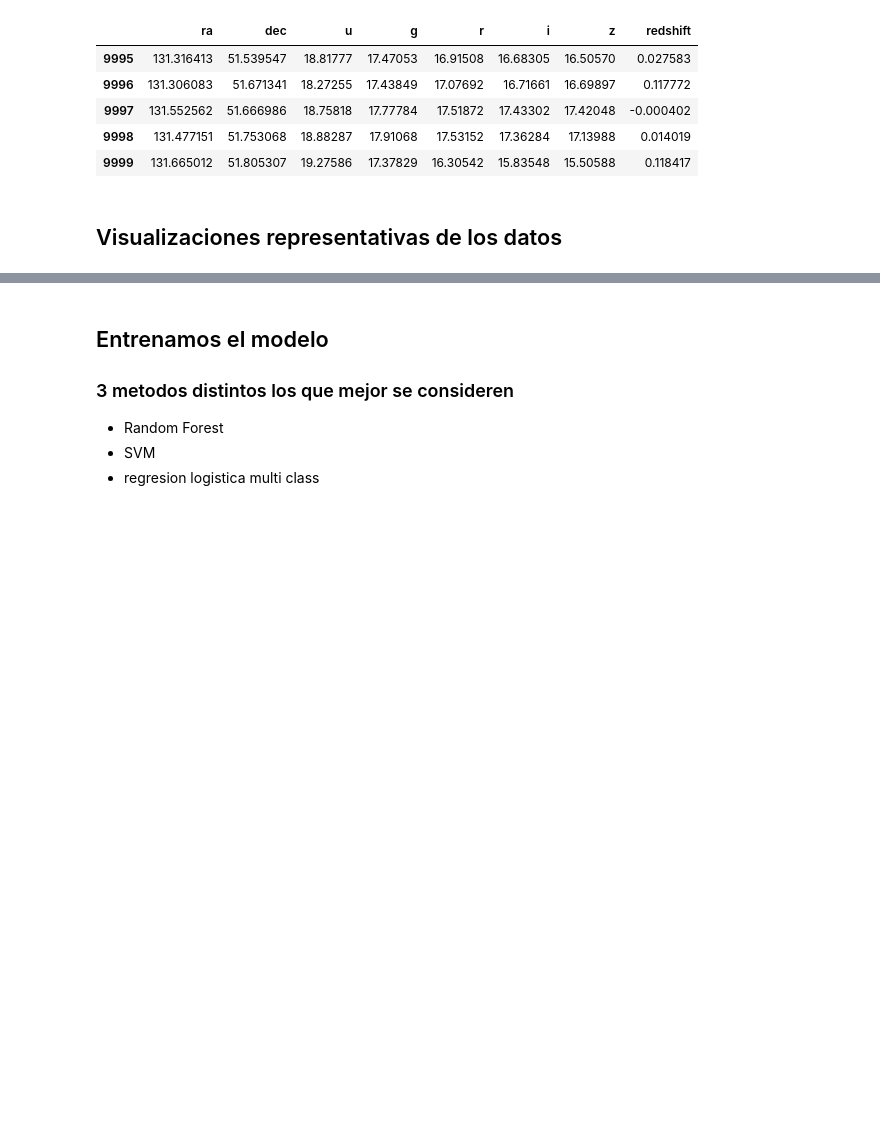
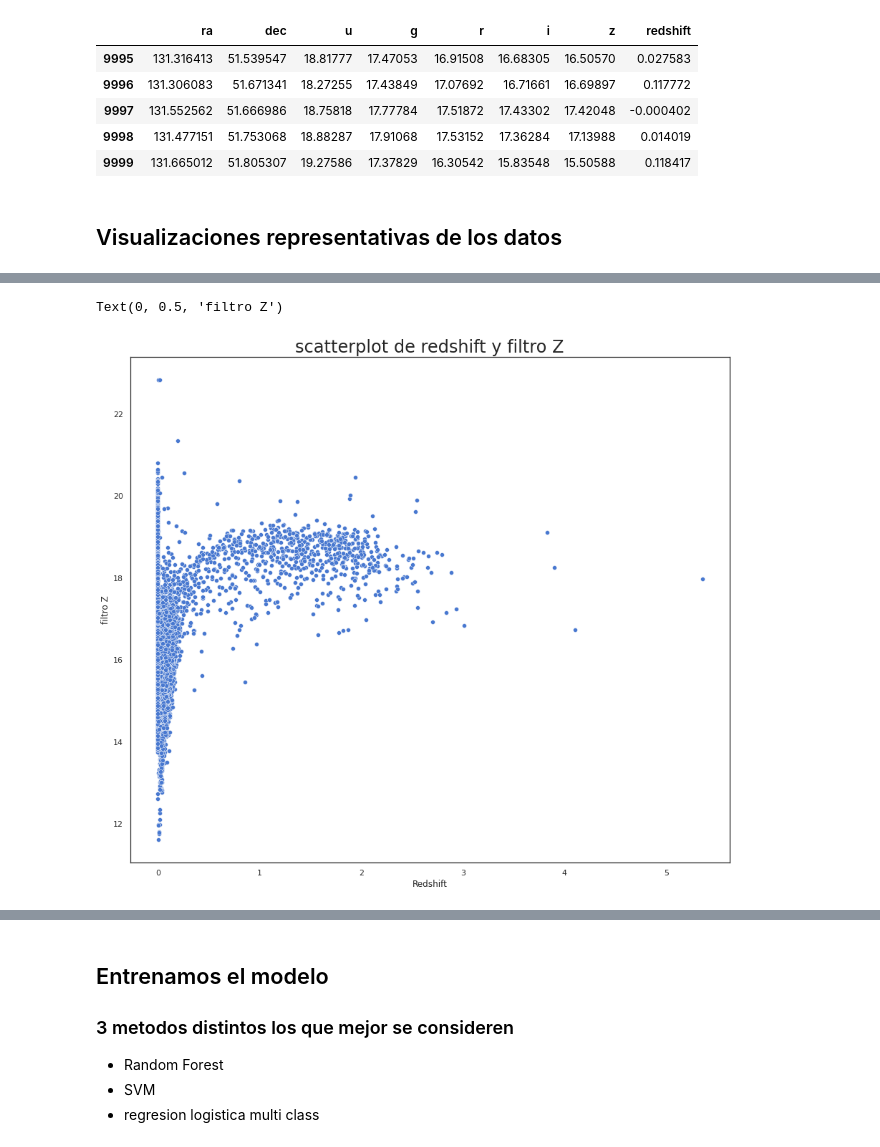
Before and after one commit to HeinzSch/Machine-Learning-Homework, a Jupyter notebook: Homework Astronomic.ipynb, the cells around one changed output, grey strips where cells are left out. Drawn from its saved outputs; the diff is of its cells as text; code cells hidden in the pictures; blank space fills up the shorter version.

```diff
--- a/Homework Astronomic.ipynb
+++ b/Homework Astronomic.ipynb
@@ -173 +169,10 @@ plt.ylabel("filtro Z")
+# %%
+fig, ax = plt.subplots(figsize = ( 15 , 13 ))
+sns.scatterplot(ax=ax, x="redshift", y="z", data=X);
+ax.set_title("scatterplot de redshift y filtro Z",size=24)
+ax.set_xlabel("Redshift")
+ax.set_ylabel("filtro Z")
+# %% [output]
+Text(0, 0.5, 'filtro Z')
+[figure, added]
 # %%
```
Also changed, not shown: parts of 26 cells of this notebook, 1 other file.
